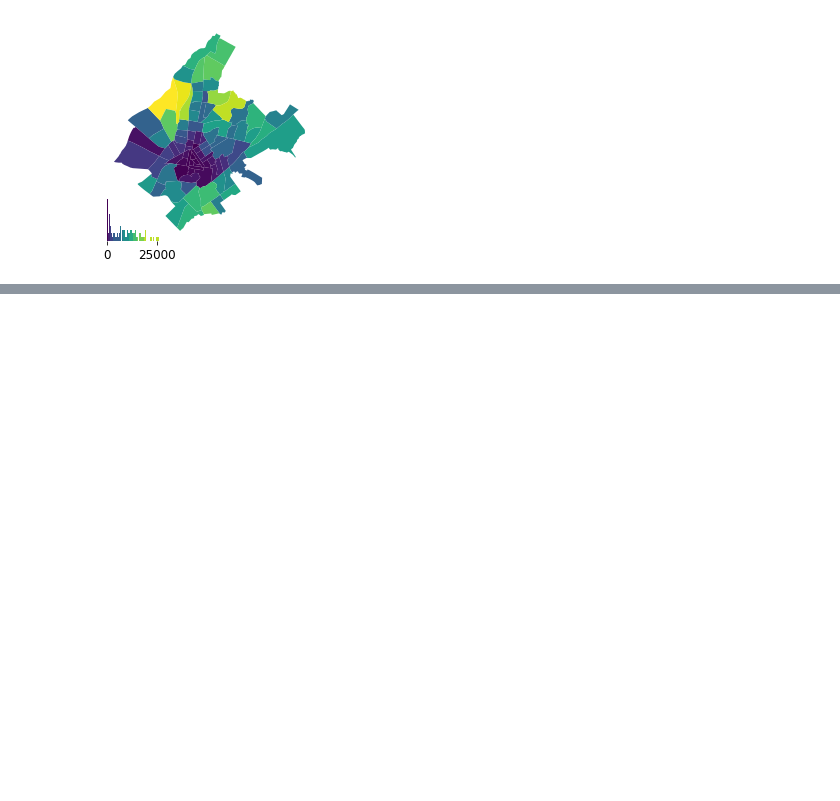
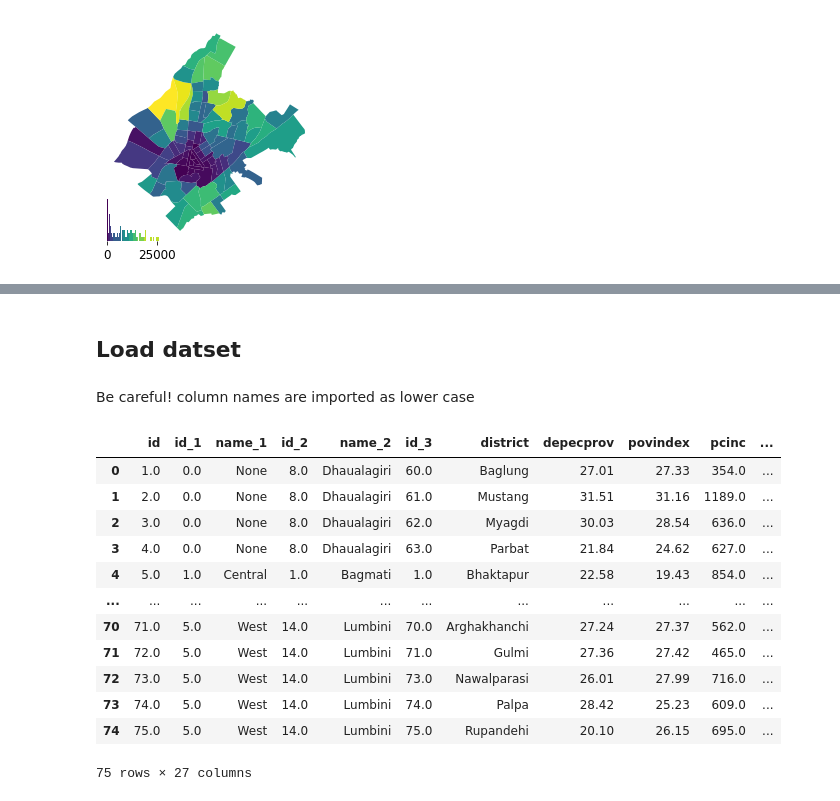
Before and after one commit to quarcs-lab/book-2020-spatial-analysis-methods-and-practice, a Jupyter notebook: Lab1/Lab1_GettingToKnowDataSet.ipynb, the cells around one changed output, grey strips where cells are left out. Cells and saved outputs as stored; diff of their text form; code cells hidden in the pictures; blank space fills up the shorter version.

```diff
--- a/Lab1/Lab1_GettingToKnowDataSet.ipynb
+++ b/Lab1/Lab1_GettingToKnowDataSet.ipynb
@@ -238,0 +276,21 @@ legendgram(plt.gcf(), # grab the figure, we need it
+# %% [markdown]
+## Load datset
+# %% [markdown]
+Be careful! column names are imported as lower case
+# %%
+NepalAid = gpd.read_file("/content/cloned-repo/Lab1/GeoDa/NepalAid.shp")
+NepalAid
+# %% [output]
+|  | id | id_1 | name_1 | id_2 | name_2 | id_3 | district | depecprov | povindex | pcinc | ... |
+| 0 | 1.0 | 0.0 | None | 8.0 | Dhaualagiri | 60.0 | Baglung | 27.01 | 27.33 | 354.0 | ... |
+| 1 | 2.0 | 0.0 | None | 8.0 | Dhaualagiri | 61.0 | Mustang | 31.51 | 31.16 | 1189.0 | ... |
+| 2 | 3.0 | 0.0 | None | 8.0 | Dhaualagiri | 62.0 | Myagdi | 30.03 | 28.54 | 636.0 | ... |
+| 3 | 4.0 | 0.0 | None | 8.0 | Dhaualagiri | 63.0 | Parbat | 21.84 | 24.62 | 627.0 | ... |
+| 4 | 5.0 | 1.0 | Central | 1.0 | Bagmati | 1.0 | Bhaktapur | 22.58 | 19.43 | 854.0 | ... |
+| ... | ... | ... | ... | ... | ... | ... | ... | ... | ... | ... | ... |
+| 70 | 71.0 | 5.0 | West | 14.0 | Lumbini | 70.0 | Arghakhanchi | 27.24 | 27.37 | 562.0 | ... |
+| 71 | 72.0 | 5.0 | West | 14.0 | Lumbini | 71.0 | Gulmi | 27.36 | 27.42 | 465.0 | ... |
+| 72 | 73.0 | 5.0 | West | 14.0 | Lumbini | 73.0 | Nawalparasi | 26.01 | 27.99 | 716.0 | ... |
+| 73 | 74.0 | 5.0 | West | 14.0 | Lumbini | 74.0 | Palpa | 28.42 | 25.23 | 609.0 | ... |
+| 74 | 75.0 | 5.0 | West | 14.0 | Lumbini | 75.0 | Rupandehi | 20.10 | 26.15 | 695.0 | ... |
+75 rows × 27 columns
```
Also changed, not shown: parts of 7 cells of this notebook.
